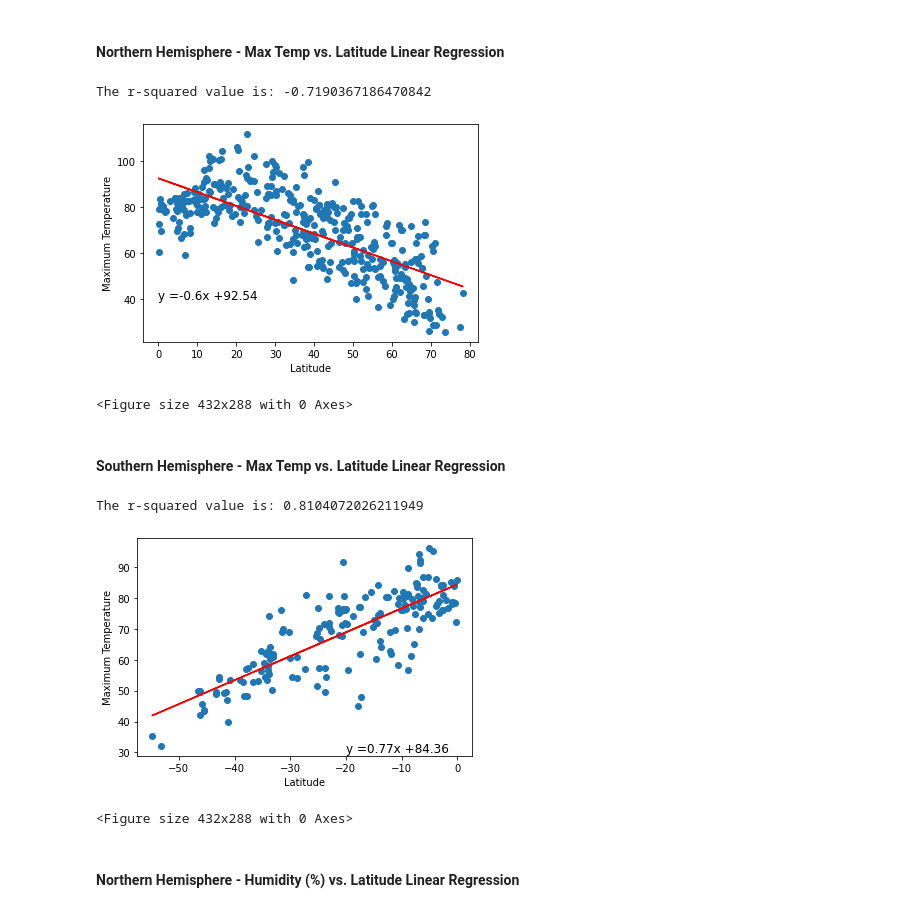
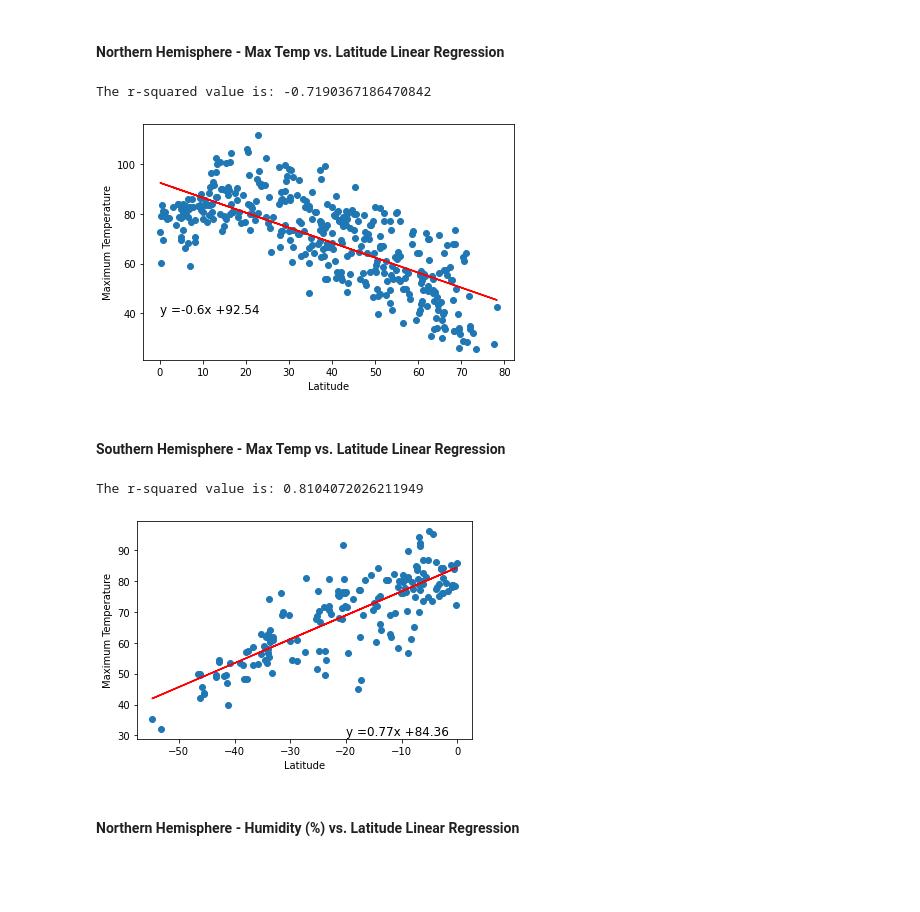
Before and after one commit to jmgeo/API-Challenge, a Jupyter notebook: starter_code/WeatherPy.ipynb, the cells around one changed output. Cells and saved outputs as stored; diff of their text form; code cells hidden in the pictures; blank space fills up the shorter version.

```diff
--- a/starter_code/WeatherPy.ipynb
+++ b/starter_code/WeatherPy.ipynb
@@ -289,7 +289,7 @@ s_hemisphere_df = weather_df.loc[(weather_df['Latitude']<0)]
 ###now that we have DFs, we can perform the regression.
 ####documentation here: documentation: https://docs.scipy.org/doc/scipy/reference/generated/scipy.stats.linregress.html
 #####first define the function
-def plotLinearRegression(x, y, xlabl, ylabl, lblpos):
+def plotLinearRegression(x, y, xlabl, ylabl, lblpos, i):
     (slope, intercept, rvalue, pvalue, stderr) = linregress(x,y)
     print(f"The r-squared value is: {rvalue}")
     regression_value = x * slope + intercept
@@ -302,8 +302,8 @@ def plotLinearRegression(x, y, xlabl, ylabl, lblpos):
     plt.annotate(line_equation, lblpos, fontsize = 12, color='black')
     plt.xlabel(xlabl)
     plt.ylabel(ylabl)
-    plt.savefig("../Images/LinRegress_initial.png")
-    plt.show()
+    #plt.show()
+    plt.savefig(f"../Images/LinRegress_initial{i}.png")
 # %%
 #Plot the results in the cell above to see if it's reasonable.
 ##having errors running in this cell, moving up code to previous cell
@@ -338,16 +338,15 @@ dtype: int64
 # %%
 #starting this mess of a cell over.
 ##assign Latitude and Maximum Temperature to x and y and the call the function plotLinearRegression we defined above.
 xlbl = "Latitude"
 ylbl = "Maximum Temperature"
 lblpos = (0,40)
-plotLinearRegression(n_hemisphere_df[xlbl], n_hemisphere_df[ylbl], xlbl, ylbl, lblpos)
+plotLinearRegression(n_hemisphere_df[xlbl], n_hemisphere_df[ylbl], xlbl, ylbl, lblpos, 2)
 plt.tight_layout()
 plt.savefig("../Images/North_Temp_v_Lat.png")
 # %% [output]
 The r-squared value is: -0.7190367186470842
-[figure, old version]
+[figure, new version]
-<Figure size 432x288 with 0 Axes>
 # %% [markdown]
 ####  Southern Hemisphere - Max Temp vs. Latitude Linear Regression
 # %%
@@ -355,12 +354,11 @@ The r-squared value is: -0.7190367186470842
 xlbl = "Latitude"
 ylbl = "Maximum Temperature"
 lblpos = (-20,30)
-plotLinearRegression(s_hemisphere_df[xlbl], s_hemisphere_df[ylbl], xlbl, ylbl, lblpos)
+plotLinearRegression(s_hemisphere_df[xlbl], s_hemisphere_df[ylbl], xlbl, ylbl, lblpos, 3)
 plt.savefig("../Images/South_Temp_v_Lat.png")
 # %% [output]
 The r-squared value is: 0.8104072026211949
 [figure]
-<Figure size 432x288 with 0 Axes>
 # %% [markdown]
 ####  Northern Hemisphere - Humidity (%) vs. Latitude Linear Regression
 # %%
```
Also changed, not shown: parts of 6 cells of this notebook, 8 other files.
